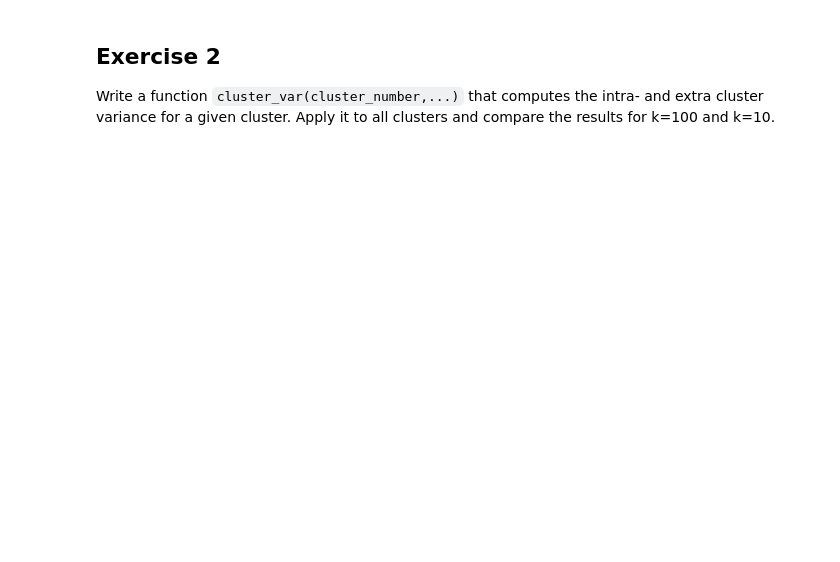
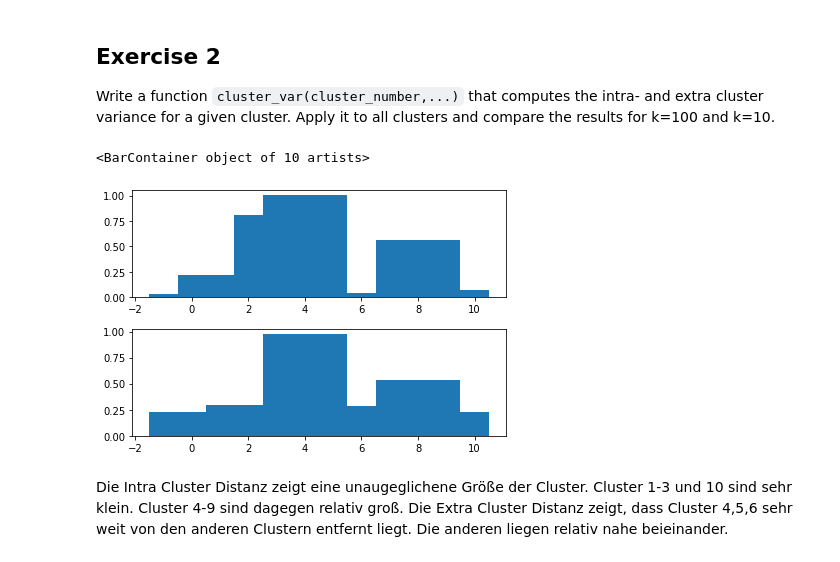
Before and after one commit to trenklem/DataScience21, a Jupyter notebook: Block_4/Assignments/Clustering_II_NY_Taxy_II.ipynb, the cells around one changed output. Drawn from its saved outputs; the diff is of its cells as text; code cells hidden in the pictures; blank space fills up the shorter version.

```diff
--- a/Block_4/Assignments/Clustering_II_NY_Taxy_II.ipynb
+++ b/Block_4/Assignments/Clustering_II_NY_Taxy_II.ipynb
@@ -53,0 +101,52 @@
+# %%
+def cluster_var(cluster_number, cluster_count, prediction, centers):
+    cluster_mask = prediction == cluster_number
+    center_start_point = np.array((centers[cluster_number,0], centers[cluster_number,1]))
+    center_end_poinnt = np.array((centers[cluster_number,2], centers[cluster_number,3]))
+    cords = pred_coordinates[cluster_mask]
+    # intra cluster distance
+    intra_distances = []
+    for index, row in cords.iterrows():
+        point_start = np.array((row[0], row[1]))
+        point_end = np.array((row[2], row[3]))
+        start_dist = np.linalg.norm(point_start - center_start_point)
+        end_dist = np.linalg.norm(point_end - center_end_poinnt)
+        intra_distances.append(start_dist)
+        intra_distances.append(end_dist)
+    intra_cluster_distance = np.mean(intra_distances)
+    # extra distance
+    center_distances = []
+    for i in range(cluster_count):
+        if i == cluster_number:
+            continue
+        target_start_center = np.array((centers[i,0], centers[i,1]))
+        target_end_center = np.array((centers[i,2], centers[i,3]))
+        start_dist = np.linalg.norm(target_start_center - center_start_point)
+        end_dist = np.linalg.norm(target_end_center - center_end_poinnt)
+        center_distances.append(start_dist)
+        center_distances.append(end_dist)
+    extra_cluster_distance = np.mean(center_distances)
+    return intra_cluster_distance, extra_cluster_distance
+# %%
+intra_cluster_distances = []
+extra_cluster_distances = []
+for i in range(k2):
+    intra_cluster_distance, extra_cluster_distance = cluster_var(i, k2, pred_2, centers_2)
+    intra_cluster_distances.append(intra_cluster_distance)
+    extra_cluster_distances.append(extra_cluster_distance)
+# %%
+import matplotlib.pyplot as plt
+%matplotlib inline
+fig, axes = plt.subplots(2, 1)
+fig.tight_layout()
+x = np.arange(len(intra_cluster_distances))
+axes[0].bar(x, intra_cluster_distances, 3)
+x2 = np.arange(len(extra_cluster_distances))
+axes[1].bar(x2, extra_cluster_distances, 3)
+# %% [output]
+<BarContainer object of 10 artists>
+[figure, added]
+# %% [markdown]
+Die Intra Cluster Distanz zeigt eine unaugeglichene Größe der Cluster. Cluster 1-3 und 10 sind sehr klein. Cluster
+4-9 sind dagegen relativ groß. Die Extra Cluster Distanz zeigt, dass Cluster 4,5,6 sehr weit von den anderen
+Clustern entfernt liegt. Die anderen liegen relativ nahe beieinander.
```
Also changed, not shown: parts of 10 cells of this notebook, 1 other file.
